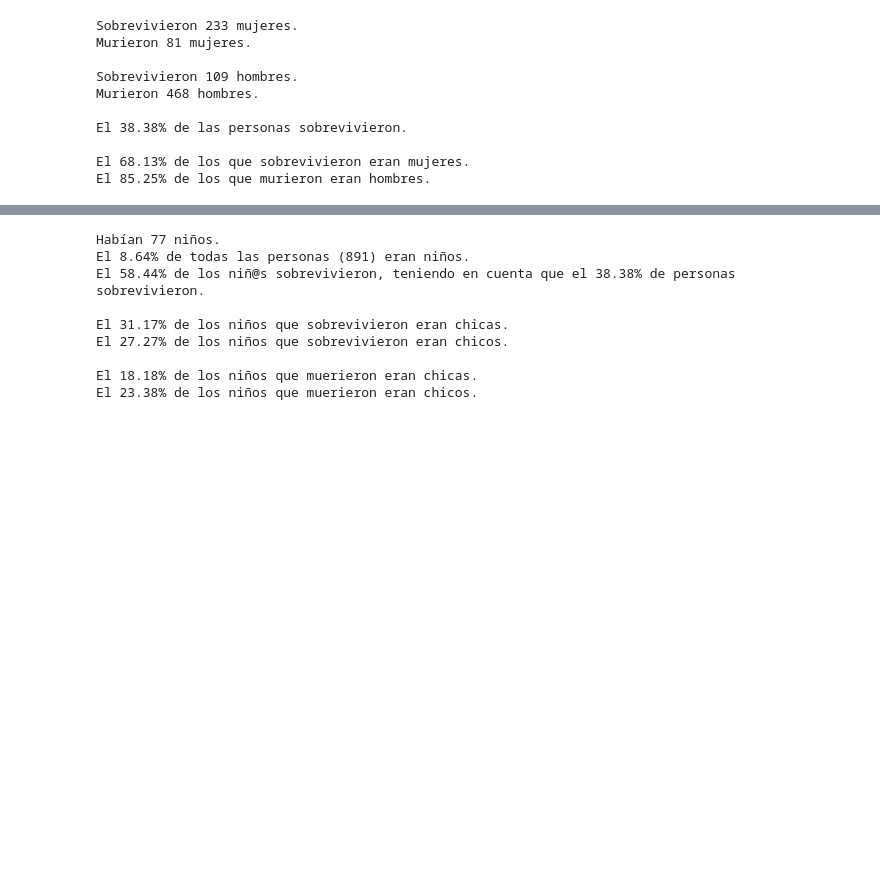
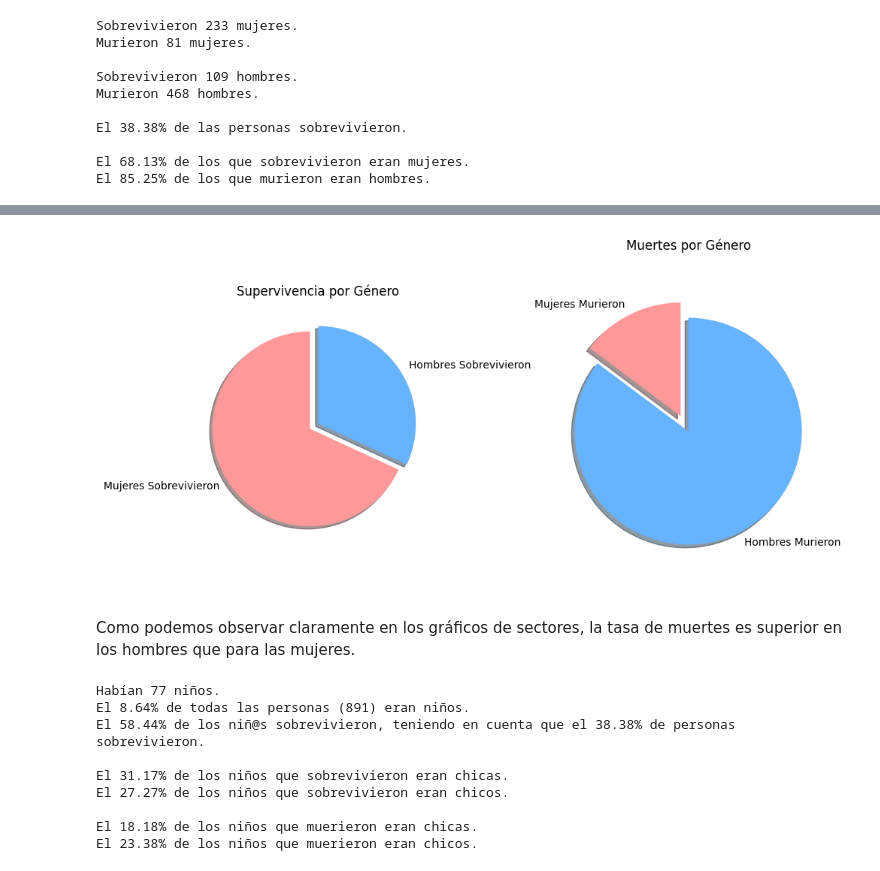
Before and after one commit to Danielr027/Analizando-Dataset-Titanic, a Jupyter notebook: analisis_tabla_titanic.ipynb, the cells around one changed output, grey strips where cells are left out. Saved outputs shown, nothing was run; the diff lists cells and outputs as text; code cells hidden in the pictures; blank space fills up the shorter version.

```diff
--- a/analisis_tabla_titanic.ipynb
+++ b/analisis_tabla_titanic.ipynb
@@ -138,3 +175,28 @@ El 85.25% de los que murieron eran hombres.
+# %%
+fig, axs = plt.subplots(1, 2, figsize=(10,5))
+axs[0].pie([mujeres_sobrevivieron, hombres_sobrevivieron],
+        labels=["Mujeres Sobrevivieron", "Hombres Sobrevivieron"],
+        colors=["#ff9999","#66b3ff"],
+        startangle=90,
+        shadow=True,
+        explode=(0.1, 0))
+
+axs[1].pie([mujeres_murieron, hombres_murieron],
+        labels=["Mujeres Murieron", "Hombres Murieron"],
+        colors=["#ff9999","#66b3ff"],
+        startangle=90,
+        shadow=True,
+        explode=(0, 0.15))
+
+axs[0].set_title("Supervivencia por Género")
+axs[1].set_title("Muertes por Género")
+plt.axis('equal')
+plt.tight_layout()
+plt.show()
+# %% [output]
+[figure, added]
+# %% [markdown]
+Como podemos observar claramente en los gráficos de sectores, la tasa de muertes es superior en los hombres que para las mujeres.
 # %%
 # Considerando adultos a los mayores de 14 años.
 total_niños = df.Age.loc[df.Age <= 14].count()
```
Also changed, not shown: parts of 29 cells of this notebook.
